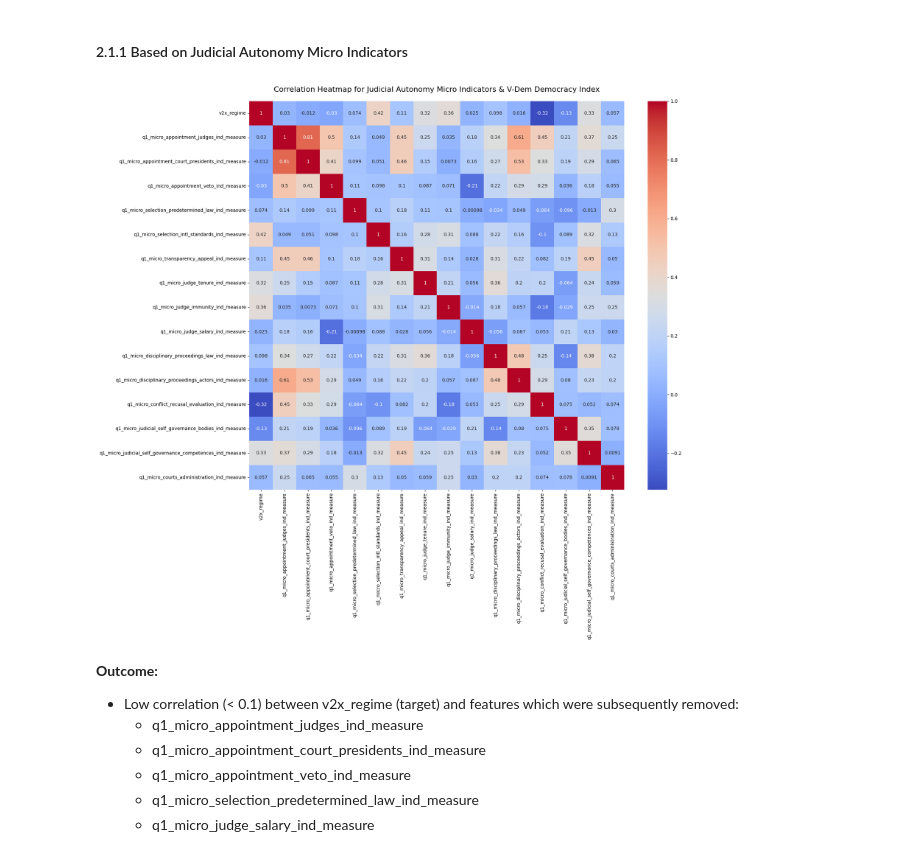
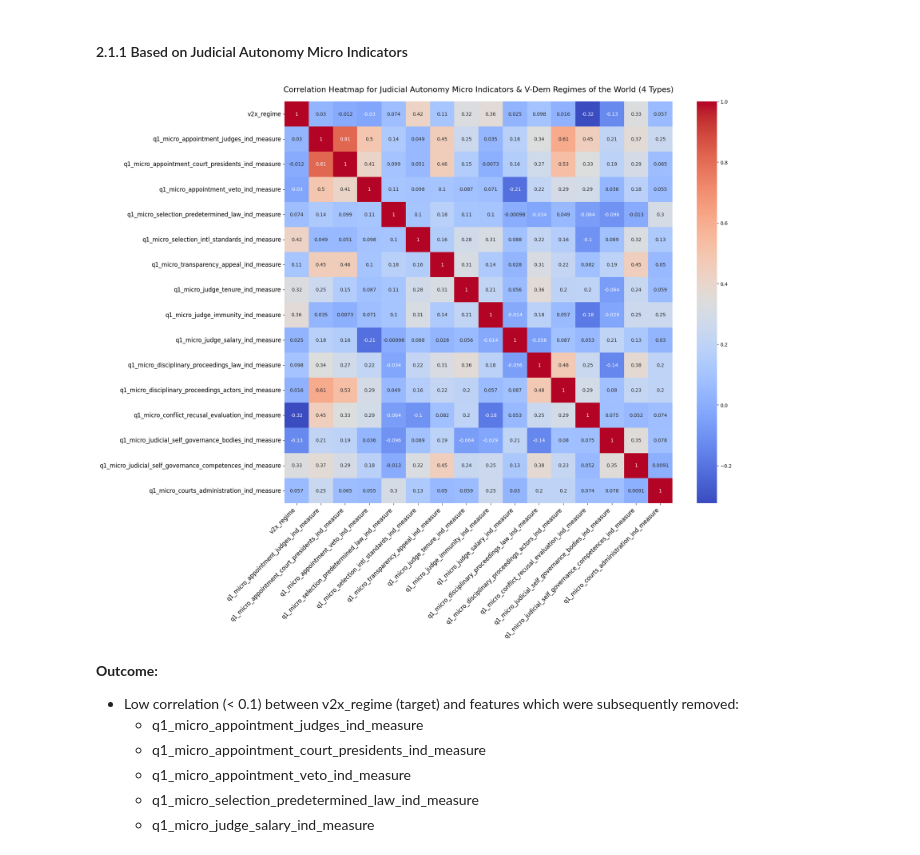
Before and after one commit to najafriederike/judicial-autonomy-index, a Jupyter notebook: notebooks/machine_learning.ipynb, the cells around one changed output. Cells and saved outputs as stored; diff of their text form; code cells hidden in the pictures.

```diff
--- a/notebooks/machine_learning.ipynb
+++ b/notebooks/machine_learning.ipynb
@@ -411,33 +411,37 @@ knn_reg_macro.score(X_test, y_test)
 # %%
 # Correlation Heatmap for Judicial Autonomy Macro Indicators & V-Dem Regimes of the World
 
 # Select columns
 columns_correlation_matrix_micro=['v2x_regime',
                                  'q1_micro_appointment_judges_ind_measure',
                                  'q1_micro_appointment_court_presidents_ind_measure',
                                  'q1_micro_appointment_veto_ind_measure',
                                  'q1_micro_selection_predetermined_law_ind_measure',
                                  'q1_micro_selection_intl_standards_ind_measure',
                                  'q1_micro_transparency_appeal_ind_measure',
                                  'q1_micro_judge_tenure_ind_measure',
                                  'q1_micro_judge_immunity_ind_measure',
                                  'q1_micro_judge_salary_ind_measure',
                                  'q1_micro_disciplinary_proceedings_law_ind_measure',
                                  'q1_micro_disciplinary_proceedings_actors_ind_measure',
                                  'q1_micro_conflict_recusal_evaluation_ind_measure',
                                  'q1_micro_judicial_self_governance_bodies_ind_measure',
                                  'q1_micro_judicial_self_governance_competences_ind_measure',
                                  'q1_micro_courts_administration_ind_measure']
 
 # Plot Heatmap
 correlation_matrix_feature_sel_micro = q1_index_macro_micro_vdem[columns_correlation_matrix_micro].corr()
 plt.figure(figsize=(18, 15))
 sns.heatmap(correlation_matrix_feature_sel_micro, annot=True, cmap="coolwarm")
 
-plt.title("Correlation Heatmap for Judicial Autonomy Micro Indicators & V-Dem Democracy Index", fontsize=16, pad=20)
+plt.title("Correlation Heatmap for Judicial Autonomy Micro Indicators & V-Dem Regimes of the World (4 Types)", fontsize=16, pad=20)
+plt.xticks(rotation=45, ha='right', fontsize=12)
+plt.yticks(fontsize=12)
+
+plt.savefig("../figures/feature_selection_vdem_row_micro_indicators_heatmap.jpeg", format="jpeg", bbox_inches='tight', pad_inches=0.1, dpi=300)
 plt.show();
 # %% [output]
-[figure, old version]
+[figure, new version]
 # %% [markdown]
 **Outcome:**
 - Low correlation (< 0.1) between v2x_regime (target) and features which were subsequently removed:
```
Also changed, not shown: parts of 41 cells of this notebook, 3 other files.
